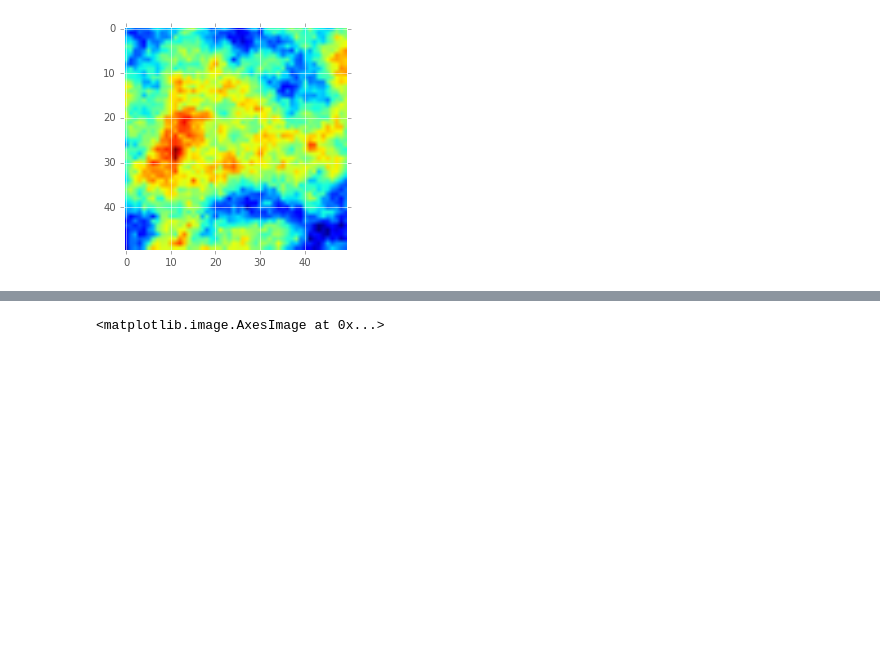
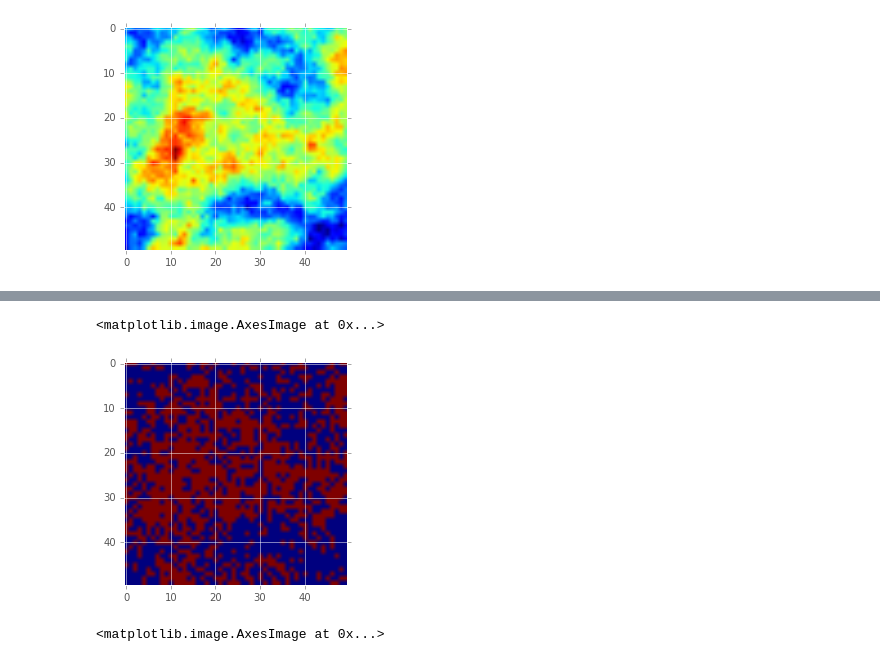
Before and after one commit to molgor/spystats, a Jupyter notebook: notebooks/demo/Getting started with Spystats.ipynb, the cells around one changed output, grey strips where cells are left out. Saved outputs shown, nothing was run; the diff lists cells and outputs as text; code cells hidden in the pictures; blank space fills up the shorter version.

```diff
--- a/notebooks/demo/Getting started with Spystats.ipynb
+++ b/notebooks/demo/Getting started with Spystats.ipynb
@@ -59,3 +66,8 @@ plt.imshow(s[0],interpolation=None)
+# %%
+plt.imshow(bernoulli.rvs(expit(s[0]),1))
+# %% [output]
+<matplotlib.image.AxesImage at 0x...>
+[figure, added]
 # %%
 plt.imshow(s[1],interpolation=None)
 # %% [output]
```
Also changed, not shown: parts of 26 cells of this notebook, 1 other file.
